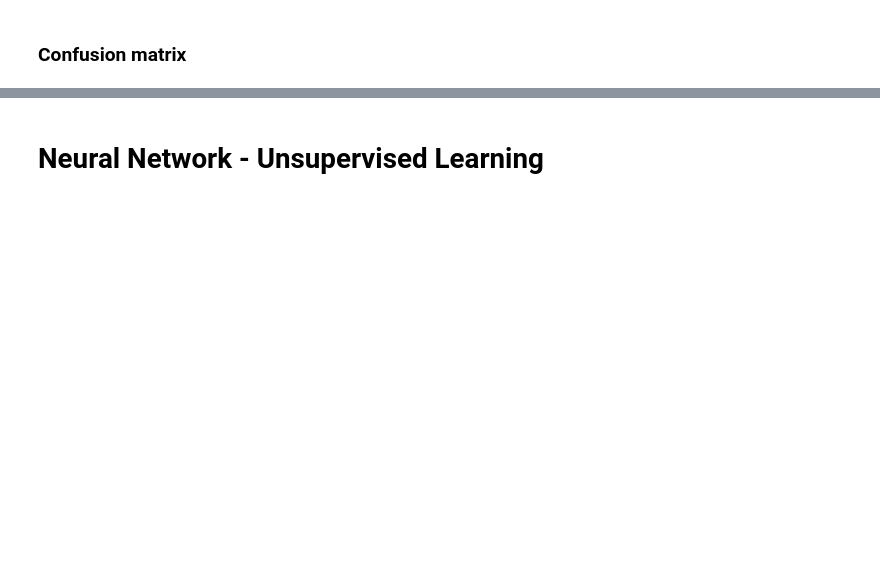
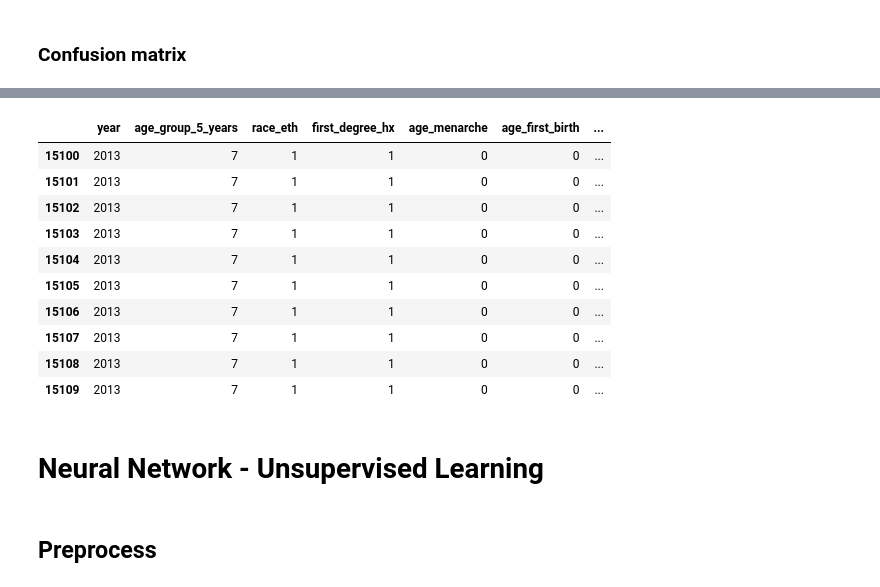
Before and after one commit to schwartzh2017/Final_Project_CL_HS, a Jupyter notebook: HS_analysis.ipynb, the cells around one changed output, grey strips where cells are left out. Cells and saved outputs as stored; diff of their text form; code cells hidden in the pictures; blank space fills up the shorter version.

```diff
--- a/HS_analysis.ipynb
+++ b/HS_analysis.ipynb
@@ -486,2 +525,34 @@ disp.plot()
+# %%
+#drop true result
+df_x = df.drop('breast_cancer_history', axis=1)
+
+#predict probability of having breast ca
+probabilities = classification_pipeline.predict_proba(df_x)[:, 1]  # Assuming breast cancer is the positive class
+
+# Add the probabilities to the DataFrame
+df_x['breast_cancer_probability'] = probabilities
+
+#merge probabilities with actual results
+df_total = df_x.copy()
+df_total['breast_cancer_history'] = df['breast_cancer_history']
+# %%
+# Display the updated DataFrame
+pd.set_option('display.max_rows', None)
+pd.set_option('display.max_columns', None)
+df_total.head(10)
+# %% [output]
+|  | year | age_group_5_years | race_eth | first_degree_hx | age_menarche | age_first_birth | ... |
+| 15100 | 2013 | 7 | 1 | 1 | 0 | 0 | ... |
+| 15101 | 2013 | 7 | 1 | 1 | 0 | 0 | ... |
+| 15102 | 2013 | 7 | 1 | 1 | 0 | 0 | ... |
+| 15103 | 2013 | 7 | 1 | 1 | 0 | 0 | ... |
+| 15104 | 2013 | 7 | 1 | 1 | 0 | 0 | ... |
+| 15105 | 2013 | 7 | 1 | 1 | 0 | 0 | ... |
+| 15106 | 2013 | 7 | 1 | 1 | 0 | 0 | ... |
+| 15107 | 2013 | 7 | 1 | 1 | 0 | 0 | ... |
+| 15108 | 2013 | 7 | 1 | 1 | 0 | 0 | ... |
+| 15109 | 2013 | 7 | 1 | 1 | 0 | 0 | ... |
 # %% [markdown]
 # Neural Network - Unsupervised Learning
+# %% [markdown]
+## Preprocess
```
Also changed, not shown: parts of 23 cells of this notebook.
